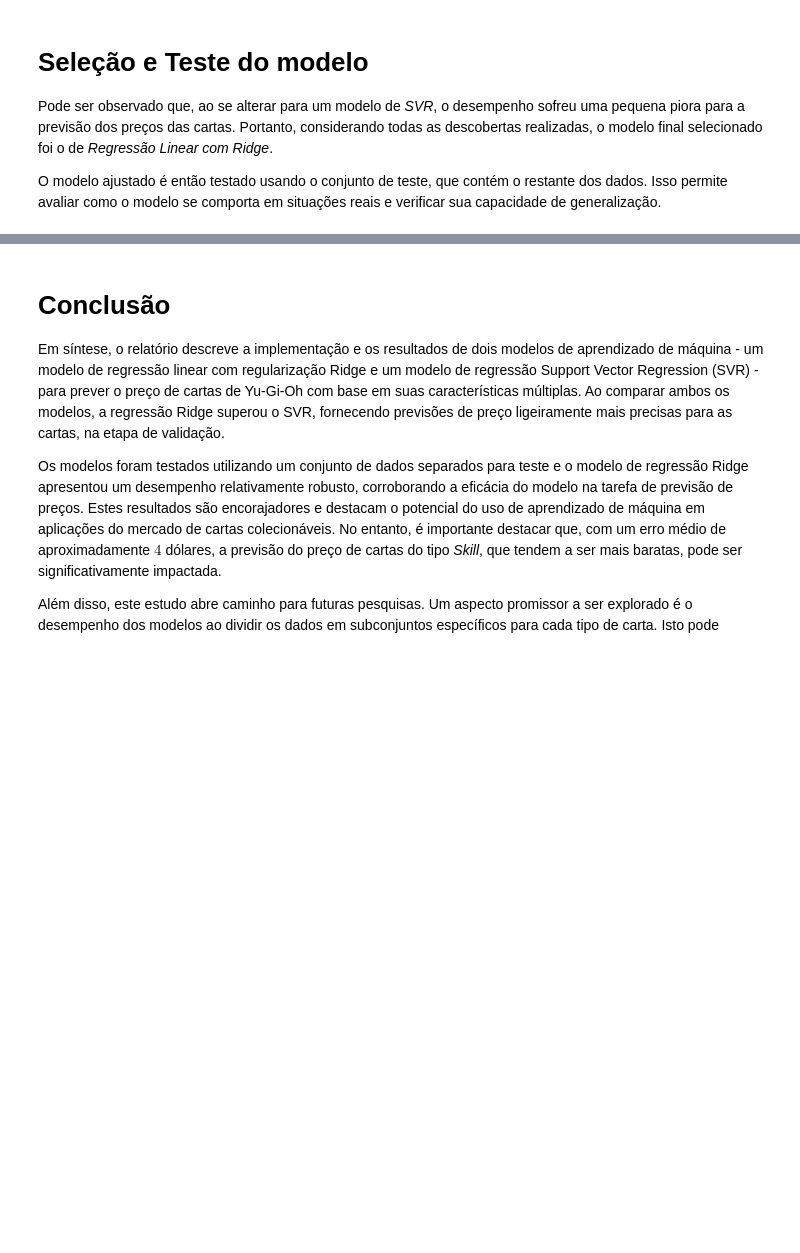
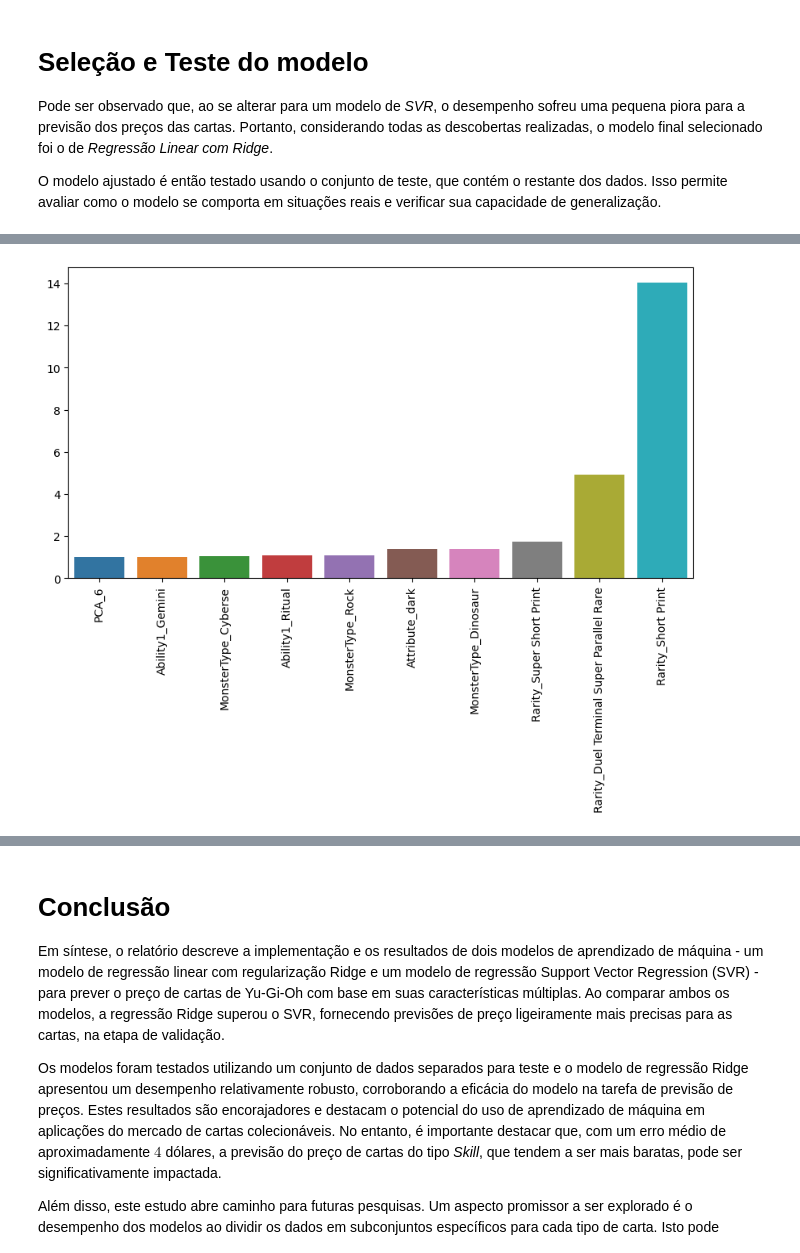
Before and after one commit to Marcompp/MachineLearningFinal, a Jupyter notebook: Relatório do Projeto Final.ipynb, the cells around one changed output, grey strips where cells are left out. Saved outputs shown, nothing was run; the diff lists cells and outputs as text; code cells hidden in the pictures; blank space fills up the shorter version.

```diff
--- a/Relatório do Projeto Final.ipynb
+++ b/Relatório do Projeto Final.ipynb
@@ -575,0 +576,21 @@ RMSE do modelo de regressão Ridge para o conjunto de testes: 4.354802812487846
+# %%
+print(f"Coeficientes do modelo de regressão Ridge: \n{ridge_model.coef_}")
+greater_coef_idx = [x[0] for x in sorted(enumerate(ridge_model.coef_), key=lambda x: x[1])[-10:]]
+smaller_coef_idx = [x[0] for x in sorted(enumerate(ridge_model.coef_), key=lambda x: x[1])[:10]]
+greater_coef_feature = []
+smaller_coef_feature = []
+greater_coef_weight = []
+smaller_coef_weight = []
+
+print("\nCoeficientes que impactam mais positivamente:\n")
+for idx in greater_coef_idx:
+    print(f"{model_data.columns[idx]}: {ridge_model.coef_[idx]}")
+    greater_coef_feature.append(model_data.columns[idx])
+    greater_coef_weight.append(ridge_model.coef_[idx])
+
+
+print("\nCoeficientes que impactam mais negativamente:\n")
+for idx in smaller_coef_idx:
+    print(f"{model_data.columns[idx]}: {ridge_model.coef_[idx]}")
+    smaller_coef_feature.append(model_data.columns[idx])
+    smaller_coef_weight.append(ridge_model.coef_[idx])
@@ -575,0 +615,6 @@ RMSE do modelo de regressão Ridge para o conjunto de testes: 4.354802812487846
+# %%
+plt.figure(figsize=(10, 5))
+plt.xticks(rotation=90)
+sns.barplot(x=greater_coef_feature, y=greater_coef_weight, width=0.8);
+# %% [output]
+[figure, added]
```
Also changed, not shown: parts of 6 cells of this notebook.
